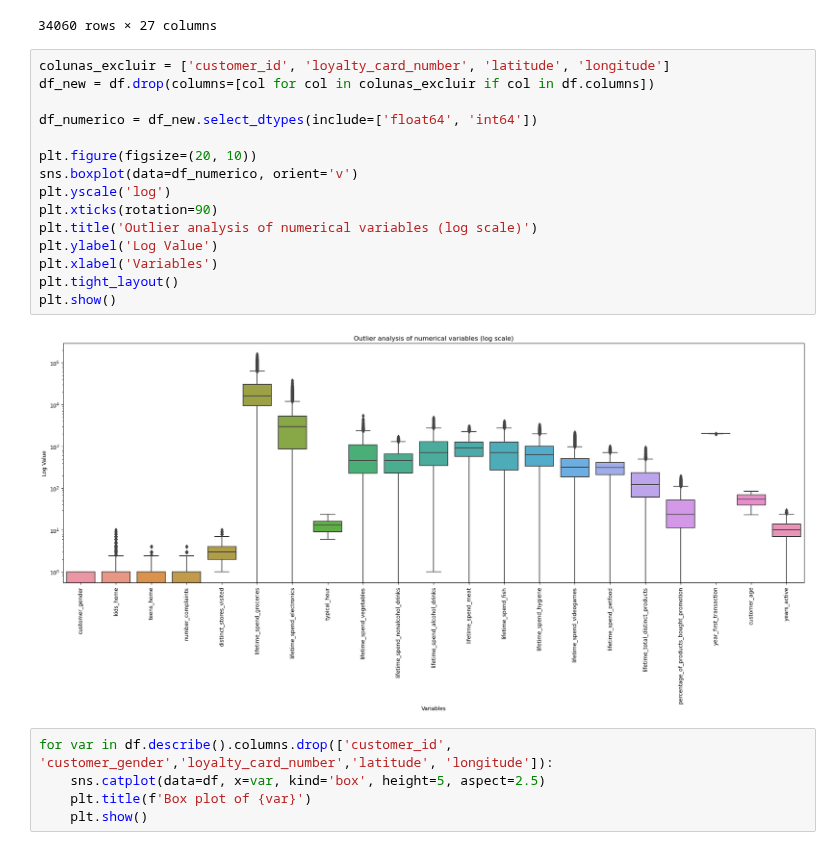
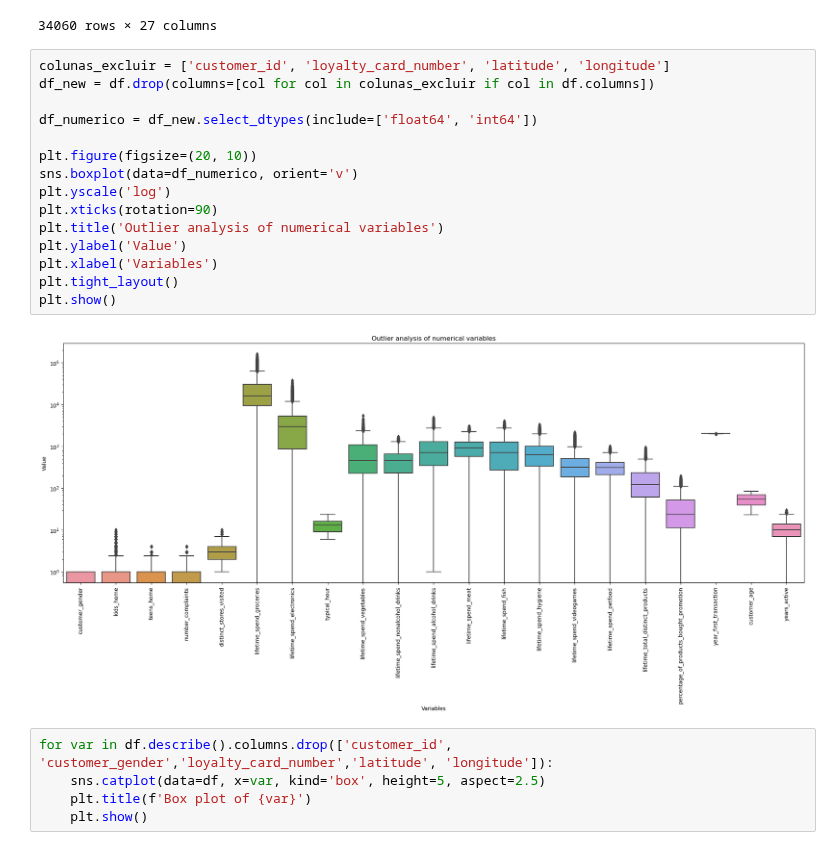
Before and after one commit to Constmsa/ml2.project, a Jupyter notebook: Outliers.ipynb, the cells around one changed output. Saved outputs shown, nothing was run; the diff lists cells and outputs as text.

```diff
--- a/Outliers.ipynb
+++ b/Outliers.ipynb
@@ -35,20 +32,20 @@ df
 # %%
 colunas_excluir = ['customer_id', 'loyalty_card_number', 'latitude', 'longitude']
 df_new = df.drop(columns=[col for col in colunas_excluir if col in df.columns])
 
 df_numerico = df_new.select_dtypes(include=['float64', 'int64'])
 
 plt.figure(figsize=(20, 10))
 sns.boxplot(data=df_numerico, orient='v')
 plt.yscale('log')
 plt.xticks(rotation=90)
-plt.title('Outlier analysis of numerical variables (log scale)')
-plt.ylabel('Log Value')
+plt.title('Outlier analysis of numerical variables')
+plt.ylabel('Value')
 plt.xlabel('Variables')
 plt.tight_layout()
 plt.show()
 # %% [output]
-[figure, old version]
+[figure, new version]
 # %%
 for var in df.describe().columns.drop(['customer_id', 'customer_gender','loyalty_card_number','latitude', 'longitude']):
     sns.catplot(data=df, x=var, kind='box', height=5, aspect=2.5)
```
Also changed, not shown: parts of 1 cell of this notebook.
